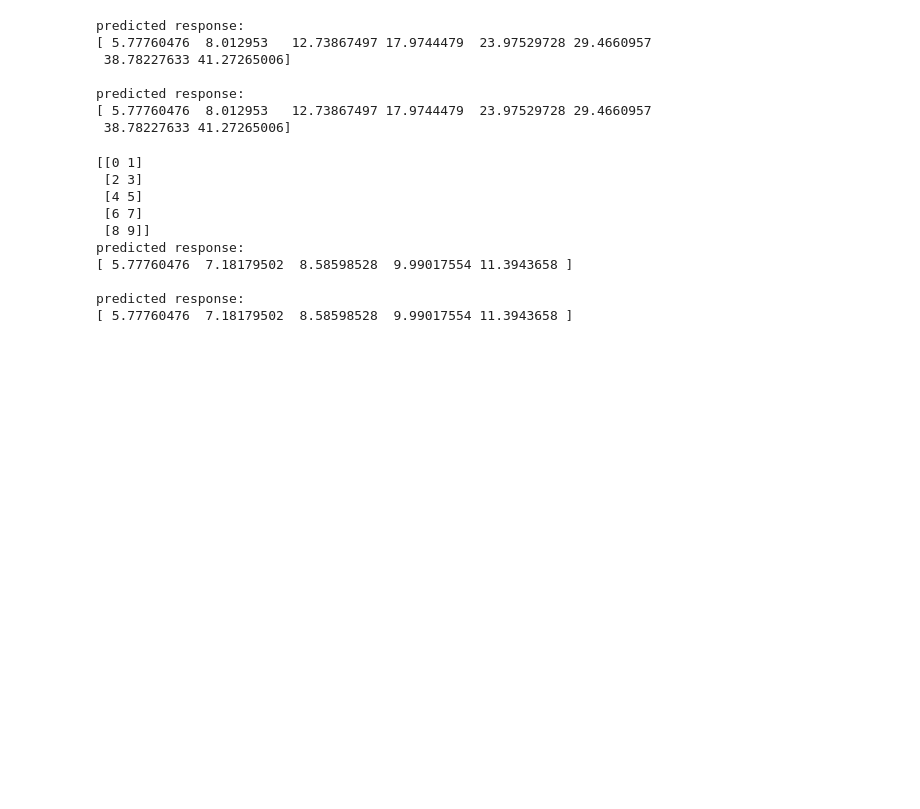
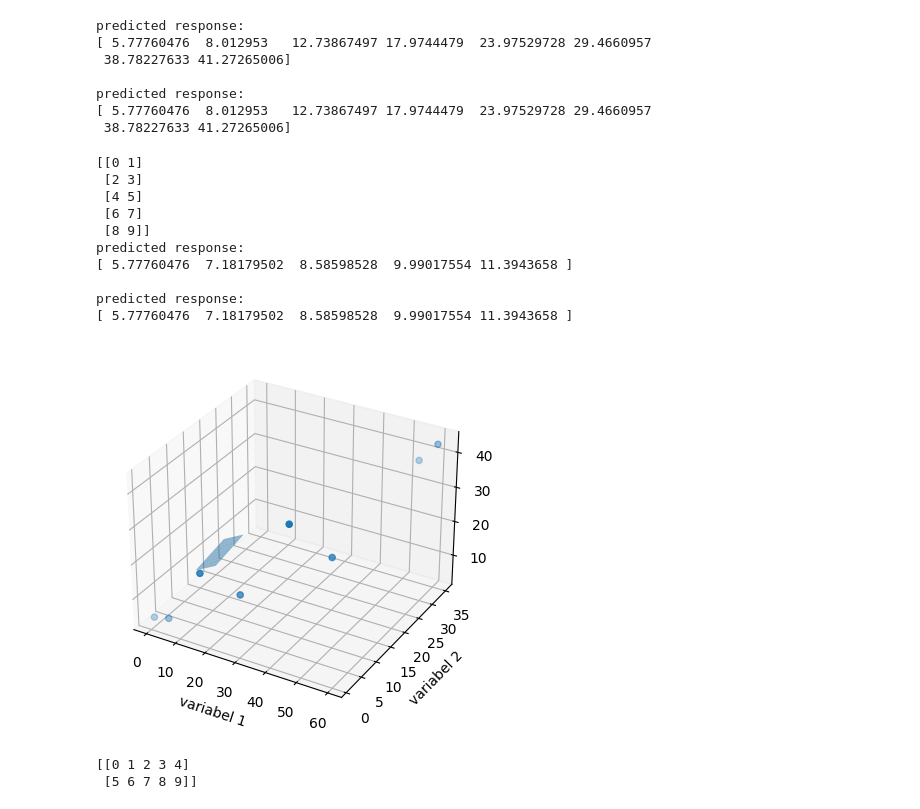
Before and after one commit to isnanmulia/colab-machinelearning, a Jupyter notebook: ML_MultipleLinearRegression.ipynb, the cells around one changed output. Cells and saved outputs as stored; diff of their text form; code cells hidden in the pictures; blank space fills up the shorter version.

```diff
--- a/ML_MultipleLinearRegression.ipynb
+++ b/ML_MultipleLinearRegression.ipynb
@@ -63,3 +63,35 @@ predicted response:
 
 predicted response:
 [ 5.77760476  7.18179502  8.58598528  9.99017554 11.3943658 ]
+# %%
+# Create a 3D scatter plot
+fig = plt.figure()
+ax = fig.add_subplot(111, projection='3d')
+ax.scatter(x[:, 0], x[:, 1], y)
+
+# Set the axis labels
+ax.set_xlabel('variabel 1')
+ax.set_ylabel('variabel 2')
+ax.set_zlabel('respon')
+
+# Calculate the coefficients and intercept
+coef = model.coef_
+intercept = model.intercept_
+
+# Calculate the values of Z for the regression plane
+xx, yy = np.meshgrid(range(2, 10), range(12, 22))
+zz = coef[0]*xx + coef[1]*yy + intercept
+
+# Add the regression plane to the 3D plot
+ax.plot_surface(xx, yy, zz, alpha=0.5)
+
+# Show the plot
+plt.show()
+# %% [output]
+[figure, added]
+# %%
+x_new = np.arange(10).reshape((-1, 5))
+print(x_new)
+# %% [output]
+[[0 1 2 3 4]
+ [5 6 7 8 9]]
```
Also changed, not shown: parts of 1 cell of this notebook.
